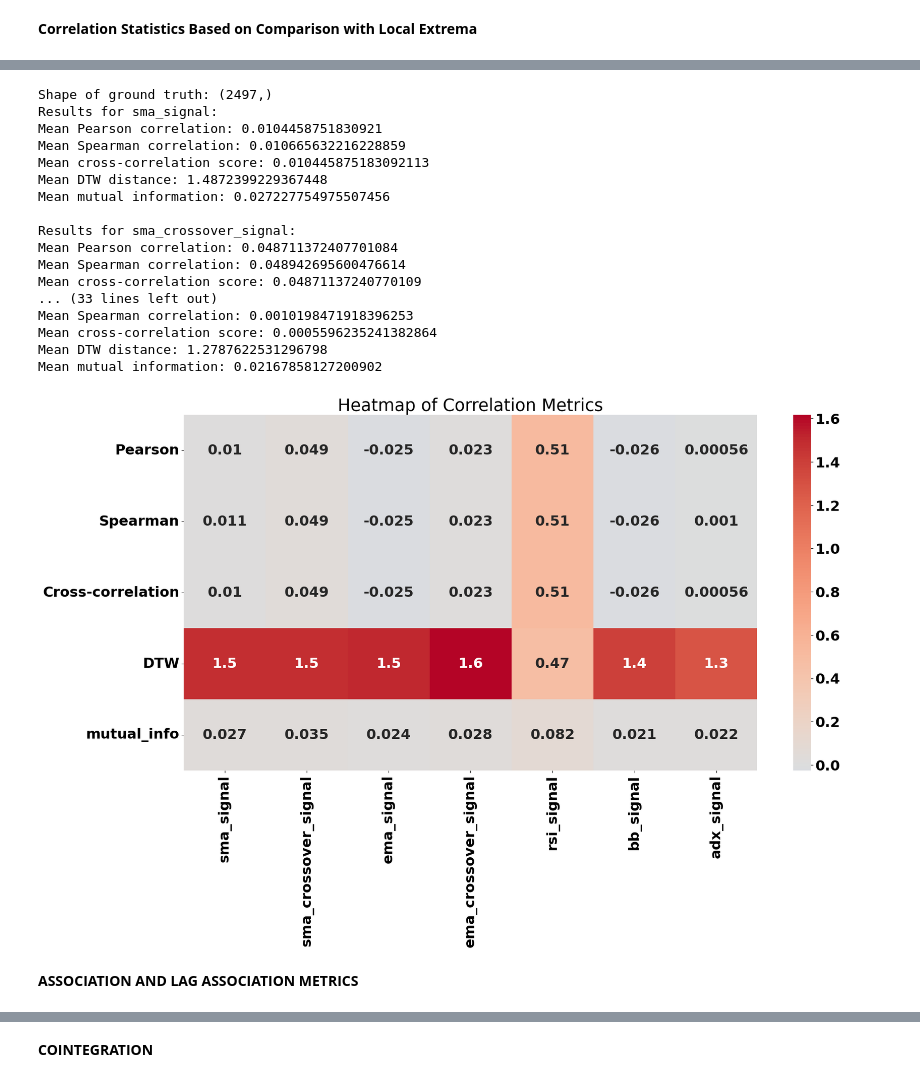
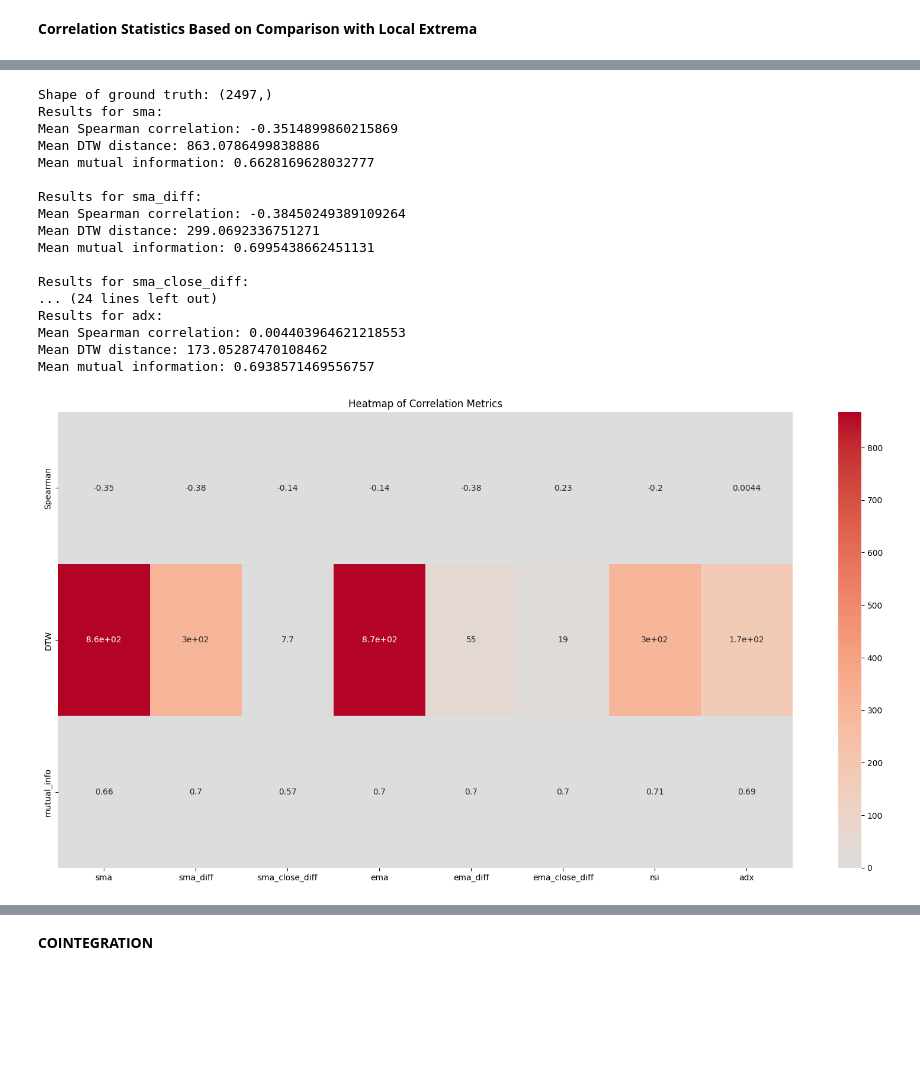
Before and after one commit to abhinav70291/TechnicalAnalysis-for-intra-day-trading, a Jupyter notebook: Technical_Analysis_correlation_.ipynb, the cells around one changed output, grey strips where cells are left out. Saved outputs shown, nothing was run; the diff lists cells and outputs as text; code cells hidden in the pictures; blank space fills up the shorter version.

```diff
--- a/Technical_Analysis_correlation_.ipynb
+++ b/Technical_Analysis_correlation_.ipynb
@@ -148,6 +148,7 @@ lower_cap = 1000  # Lower investment cap in your currency
 transaction_cost = 0.001  # Transaction cost (0.1% in this case)
 leverage = 1 # Leverage (1x in this case meaning no leverage, just the original capital)
 volume_percentage = 0.001  # Minimum average daily volume
+trade_type="intraday"
 # %% [markdown]
 **Inflection points Window optimization**
 # %%
@@ -1286,34 +1524,36 @@ Requirement already satisfied: numpy in /usr/local/lib/python3.10/dist-packages
 # %%
-from scipy.stats import spearmanr, pearsonr
-from scipy.spatial import distance
-from scipy.signal import correlate
+from scipy.stats import spearmanr
 from scipy.spatial.distance import euclidean
 import numpy as np
 from dtaidistance import dtw
 import pandas as pd
 import seaborn as sns
 import matplotlib.pyplot as plt
-from statsmodels.tsa.stattools import grangercausalitytests
 from sklearn.metrics import mutual_info_score
 
 results = {}
 
+df = df.fillna(0)
+df['sma_diff'] = df['sma_short'] - df['sma_long']
+df['ema_diff'] = df['ema_short'] - df['ema_long']
+df['sma_close_diff'] = df['sma'] - df['Close']
+df['ema_close_diff'] = df['ema'] - df['Close']
+
 # List of signal columns to compare with the ground truth
-signal_columns = ['sma_signal', 'sma_crossover_signal', 'ema_signal', 'ema_crossover_signal', 'rsi_signal', 'bb_signal', 'adx_signal']
+signal_columns = ['sma', 'sma_diff', 'sma_close_diff', 'ema', 'ema_diff', 'ema_close_diff', 'rsi', 'adx']
 
 # Ground truth series
-ground_truth = df['signal']
+ground_truth = df['true_signal']
 print(f"Shape of ground truth: {ground_truth.shape}")
-batch_size=38  #38 because there are 38 periods in the  day trading  data
+
+batch_size = 38  # 38 because there are 38 periods in the day trading data
 
 for column in signal_columns:
     # Signal series
     signal = df[column]
 
     # Initialize lists to store batch-wise metrics for each column
-    pearson_corrs = []
     spearman_corrs = []
-    cross_corr_scores = []
     dtw_dists = []
     mutual_infos = []
 
@@ -1329,19 +1569,9 @@ for column in signal_columns:
         if np.std(batch_signal) == 0 or np.std(batch_ground_truth) == 0:
             continue
 
-        # Pearson correlation
-        pearson_corr = pearsonr(batch_signal, batch_ground_truth)[0]
-        pearson_corrs.append(pearson_corr)
-
         # Spearman correlation
         spearman_corr = spearmanr(batch_signal, batch_ground_truth)[0]
         spearman_corrs.append(spearman_corr)
-
-        # Cross-correlation
-        norm_signal = (batch_signal - np.mean(batch_signal)) / (np.std(batch_signal) * len(batch_signal))
-        norm_ground_truth = (batch_ground_truth - np.mean(batch_ground_truth)) / (np.std(batch_ground_truth))
-        cross_corr_score = correlate(norm_signal, norm_ground_truth, mode='valid')[0]
-        cross_corr_scores.append(cross_corr_score)
 
         # Dynamic Time Warping
         dtw_dist = dtw.distance(batch_signal, batch_ground_truth)
@@ -1352,44 +1582,40 @@ for column in signal_columns:
         mutual_infos.append(mutual_info)
 
     # Store the results
-    results[column] = [np.mean(pearson_corrs), np.mean(spearman_corrs), np.mean(cross_corr_scores), np.mean(dtw_dists), np.mean(mutual_infos)]
+    results[column] = [np.mean(spearman_corrs), np.mean(dtw_dists), np.mean(mutual_infos)]
 
 # Print the results for each indicator
 for column, metrics in results.items():
     print(f"Results for {column}:")
-    print(f"Mean Pearson correlation: {metrics[0]}")
-    print(f"Mean Spearman correlation: {metrics[1]}")
-    print(f"Mean cross-correlation score: {metrics[2]}")
-    print(f"Mean DTW distance: {metrics[3]}")
-    print(f"Mean mutual information: {metrics[4]}\n")
+    print(f"Mean Spearman correlation: {metrics[0]}")
+    print(f"Mean DTW distance: {metrics[1]}")
+    print(f"Mean mutual information: {metrics[2]}\n")
 # %% [output]
 Shape of ground truth: (2497,)
-Results for sma_signal:
-Mean Pearson correlation: 0.0104458751830921
-Mean Spearman correlation: 0.010665632216228859
-Mean cross-correlation score: 0.010445875183092113
-Mean DTW distance: 1.4872399229367448
-Mean mutual information: 0.027227754975507456
+Results for sma:
+Mean Spearman correlation: -0.3514899860215869
+Mean DTW distance: 863.0786499838886
+Mean mutual information: 0.6628169628032777
 
-Results for sma_crossover_signal:
-Mean Pearson correlation: 0.048711372407701084
-Mean Spearman correlation: 0.048942695600476614
-Mean cross-correlation score: 0.04871137240770109
-... (33 lines left out)
-Mean Spearman correlation: 0.0010198471918396253
-Mean cross-correlation score: 0.0005596235241382864
-Mean DTW distance: 1.2787622531296798
-Mean mutual information: 0.02167858127200902
+Results for sma_diff:
+Mean Spearman correlation: -0.38450249389109264
+Mean DTW distance: 299.0692336751271
+Mean mutual information: 0.6995438662451131
+
+Results for sma_close_diff:
+... (24 lines left out)
+Results for adx:
+Mean Spearman correlation: 0.004403964621218553
+Mean DTW distance: 173.05287470108462
+Mean mutual information: 0.6938571469556757
 # %%
 # Convert the results to a DataFrame
-df_results = pd.DataFrame(results, index=['Pearson', 'Spearman', 'Cross-correlation', 'DTW',"mutual_info"])
+df_results = pd.DataFrame(results, index=['Spearman',  'DTW',"mutual_info"])
 
 # Plot a heatmap
 plt.figure(figsize=(20, 10))
 sns.heatmap(df_results, annot=True, cmap='coolwarm', center=0)
 plt.title('Heatmap of Correlation Metrics')
 plt.show()
 # %% [output]
-[figure, old version]
+[figure, new version]
-# %% [markdown]
-**ASSOCIATION AND LAG ASSOCIATION METRICS**
```
Also changed, not shown: parts of 57 cells of this notebook.
